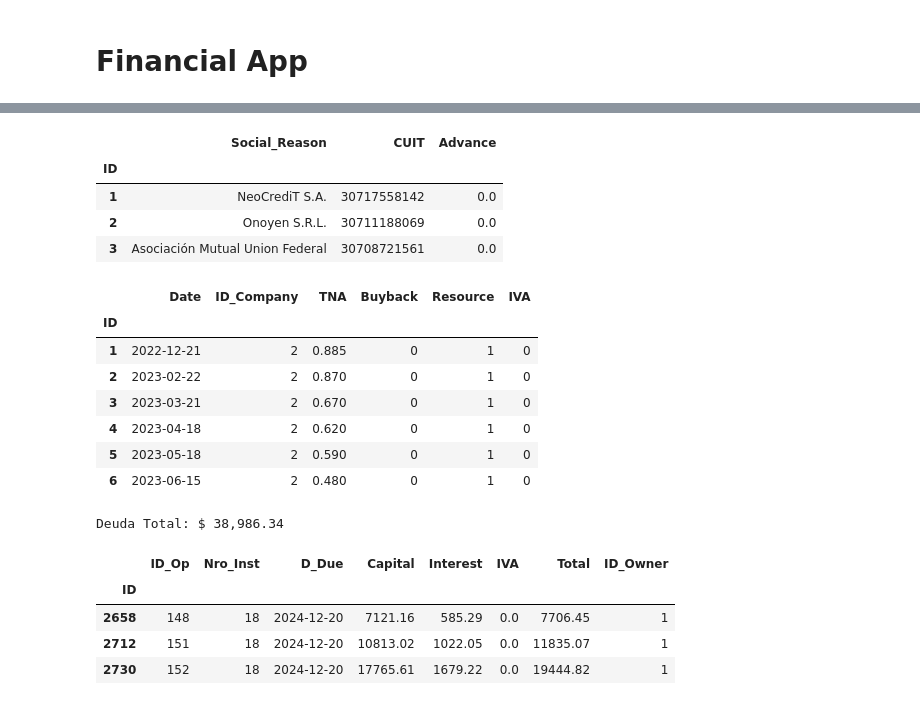
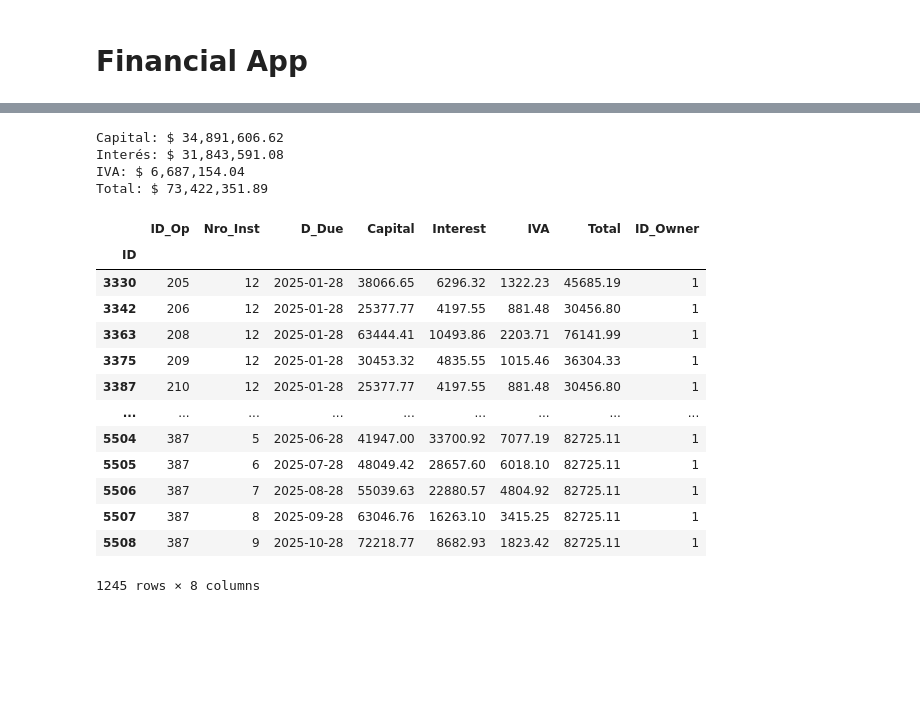
Before and after one commit to JuanMCarini/FinancialApp, a Jupyter notebook: notebooks/Start_DataBases.ipynb, the cells around one changed output, grey strips where cells are left out. Saved outputs shown, nothing was run; the diff lists cells and outputs as text; code cells hidden in the pictures; blank space fills up the shorter version.

Commit message:
We added and modified the necessary functions to successfully migrate portfolios from another system.

```diff
--- a/notebooks/Start_DataBases.ipynb
+++ b/notebooks/Start_DataBases.ipynb
@@ -50,33 +44,38 @@ Deuda Total: $ 38,986.34
-# %%
-pd.read_sql('companies', engine, index_col='ID')
-# %% [output]
-|  | Social_Reason | CUIT | Advance |
-| ID |  |  |  |
-| 1 | NeoCrediT S.A. | 30717558142 | 0.0 |
-| 2 | Onoyen S.R.L. | 30711188069 | 0.0 |
-| 3 | Asociación Mutual Union Federal | 30708721561 | 0.0 |
-# %%
-pd.read_sql('portfolio_purchases', engine, index_col='ID')
-# %% [output]
-|  | Date | ID_Company | TNA | Buyback | Resource | IVA |
-| ID |  |  |  |  |  |  |
-| 1 | 2022-12-21 | 2 | 0.885 | 0 | 1 | 0 |
-| 2 | 2023-02-22 | 2 | 0.870 | 0 | 1 | 0 |
-| 3 | 2023-03-21 | 2 | 0.670 | 0 | 1 | 0 |
-| 4 | 2023-04-18 | 2 | 0.620 | 0 | 1 | 0 |
-| 5 | 2023-05-18 | 2 | 0.590 | 0 | 1 | 0 |
-| 6 | 2023-06-15 | 2 | 0.480 | 0 | 1 | 0 |
 # %%
+pp = pd.read_sql('portfolio_purchases', engine, index_col='ID')
+customers = pd.read_sql('customers', engine, index_col='ID')
+credits = pd.read_sql('credits', engine, index_col='ID')
+collections = pd.read_sql('collection', engine, index_col='ID')
+installments = pd.read_sql('installments', engine, index_col='ID')
+companies = pd.read_sql('companies', engine, index_col='ID')
+bp = pd.read_sql('business_plan', engine, index_col='ID')
+companies = pd.read_sql('companies', engine, index_col='ID')
+
 from app.modules.database.credit_manager import credits_balance
 balance = credits_balance()
-print(f'Deuda Total: $ {balance['Total'].sum():,.2f}')
+print(f'Capital: $ {balance['Capital'].sum():,.2f}')
+print(f'Interés: $ {balance['Interest'].sum():,.2f}')
+print(f'IVA: $ {balance['IVA'].sum():,.2f}')
+print(f'Total: $ {balance['Total'].sum():,.2f}')
 
 # balance[['Capital', 'Interest', 'IVA', 'Total']] = balance[['Capital', 'Interest', 'IVA', 'Total']].map('${:,.2f}'.format)
 balance.loc[balance['Total'] > 0]
 # %% [output]
-Deuda Total: $ 38,986.34
+Capital: $ 34,891,606.62
+Interés: $ 31,843,591.08
+IVA: $ 6,687,154.04
+Total: $ 73,422,351.89
 |  | ID_Op | Nro_Inst | D_Due | Capital | Interest | IVA | Total | ID_Owner |
 | ID |  |  |  |  |  |  |  |  |
-| 2658 | 148 | 18 | 2024-12-20 | 7121.16 | 585.29 | 0.0 | 7706.45 | 1 |
-| 2712 | 151 | 18 | 2024-12-20 | 10813.02 | 1022.05 | 0.0 | 11835.07 | 1 |
-| 2730 | 152 | 18 | 2024-12-20 | 17765.61 | 1679.22 | 0.0 | 19444.82 | 1 |
+| 3330 | 205 | 12 | 2025-01-28 | 38066.65 | 6296.32 | 1322.23 | 45685.19 | 1 |
+| 3342 | 206 | 12 | 2025-01-28 | 25377.77 | 4197.55 | 881.48 | 30456.80 | 1 |
+| 3363 | 208 | 12 | 2025-01-28 | 63444.41 | 10493.86 | 2203.71 | 76141.99 | 1 |
+| 3375 | 209 | 12 | 2025-01-28 | 30453.32 | 4835.55 | 1015.46 | 36304.33 | 1 |
+| 3387 | 210 | 12 | 2025-01-28 | 25377.77 | 4197.55 | 881.48 | 30456.80 | 1 |
+| ... | ... | ... | ... | ... | ... | ... | ... | ... |
+| 5504 | 387 | 5 | 2025-06-28 | 41947.00 | 33700.92 | 7077.19 | 82725.11 | 1 |
+| 5505 | 387 | 6 | 2025-07-28 | 48049.42 | 28657.60 | 6018.10 | 82725.11 | 1 |
+| 5506 | 387 | 7 | 2025-08-28 | 55039.63 | 22880.57 | 4804.92 | 82725.11 | 1 |
+| 5507 | 387 | 8 | 2025-09-28 | 63046.76 | 16263.10 | 3415.25 | 82725.11 | 1 |
+| 5508 | 387 | 9 | 2025-10-28 | 72218.77 | 8682.93 | 1823.42 | 82725.11 | 1 |
+1245 rows × 8 columns
```
Also changed, not shown: parts of 14 cells of this notebook, 9 other files.
